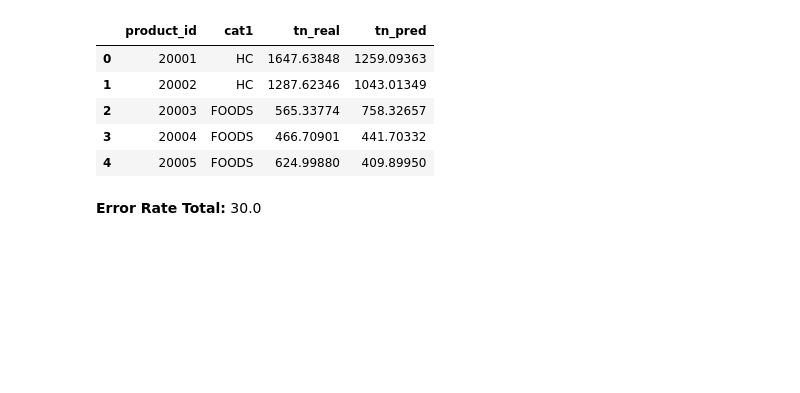
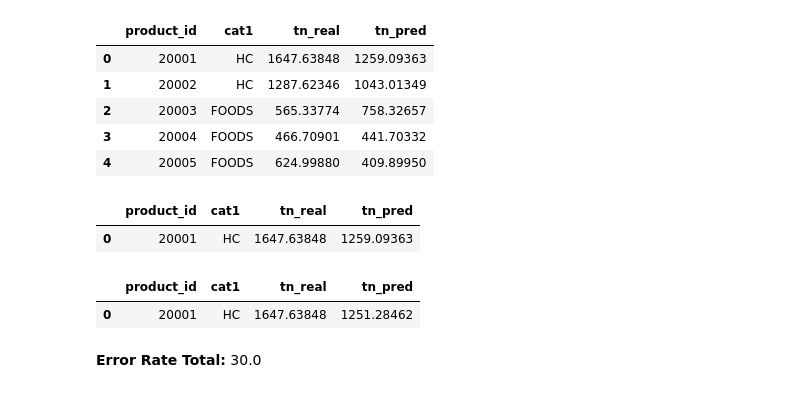
Before and after one commit to castrodiego/labo3_empresa3, a Jupyter notebook: code/prediccion_producto_naif.ipynb, the cells around one changed output. Drawn from its saved outputs; the diff is of its cells as text; code cells hidden in the pictures; blank space fills up the shorter version.

```diff
--- a/code/prediccion_producto_naif.ipynb
+++ b/code/prediccion_producto_naif.ipynb
@@ -225,6 +225,16 @@ df_res_menos2.head()
 | 2 | 20003 | FOODS | 565.33774 | 758.32657 |
 | 3 | 20004 | FOODS | 466.70901 | 441.70332 |
 | 4 | 20005 | FOODS | 624.99880 | 409.89950 |
+# %%
+df_res_menos2[df_res_menos2.product_id==20001]
+# %% [output]
+|  | product_id | cat1 | tn_real | tn_pred |
+| 0 | 20001 | HC | 1647.63848 | 1259.09363 |
+# %%
+df_res_estac[df_res_estac.product_id==20001]
+# %% [output]
+|  | product_id | cat1 | tn_real | tn_pred |
+| 0 | 20001 | HC | 1647.63848 | 1251.28462 |
 # %%
 print_error_rate_total_y_cat(df_res_menos2)
 # %% [output]
```
Also changed, not shown: 7 other files.
